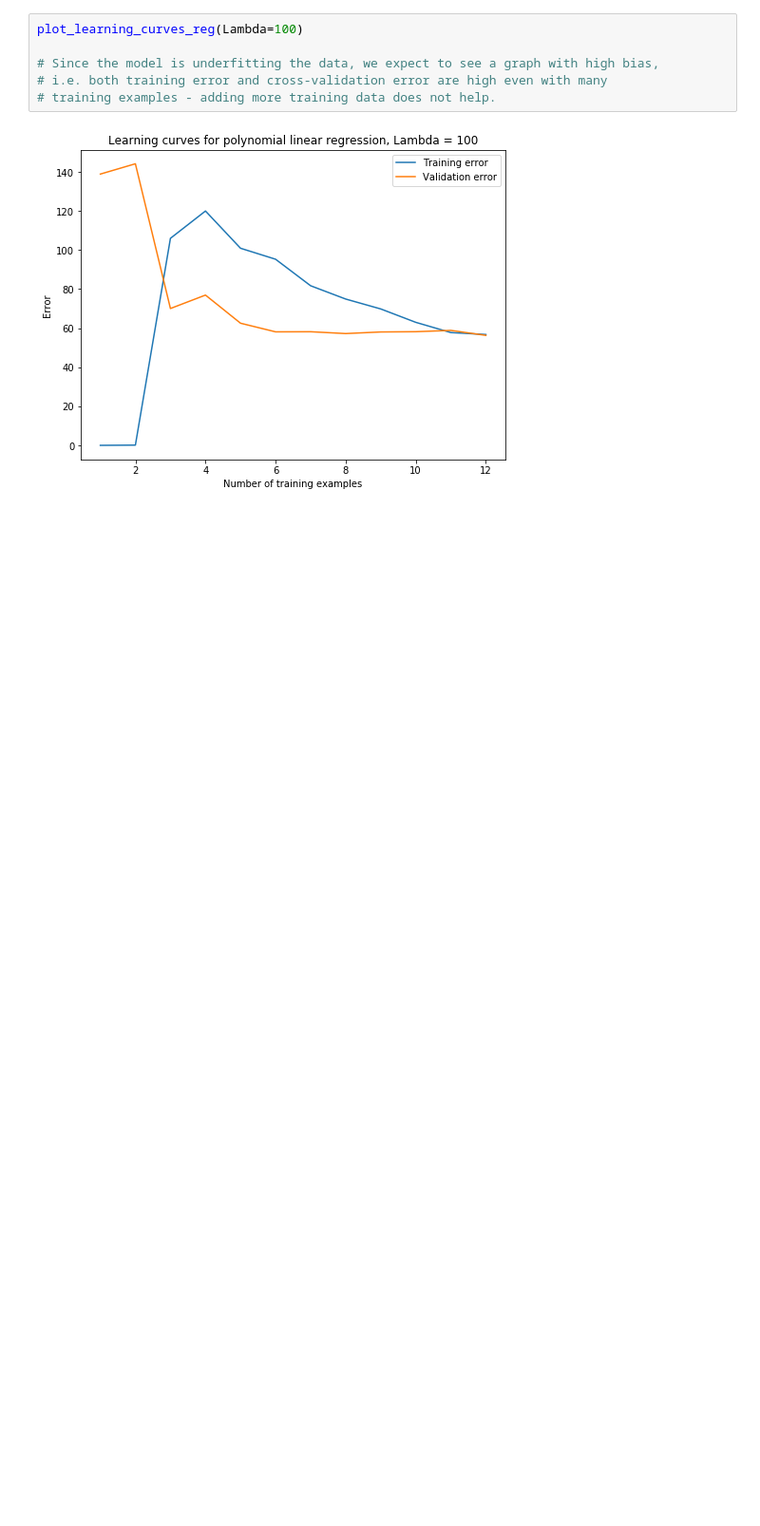
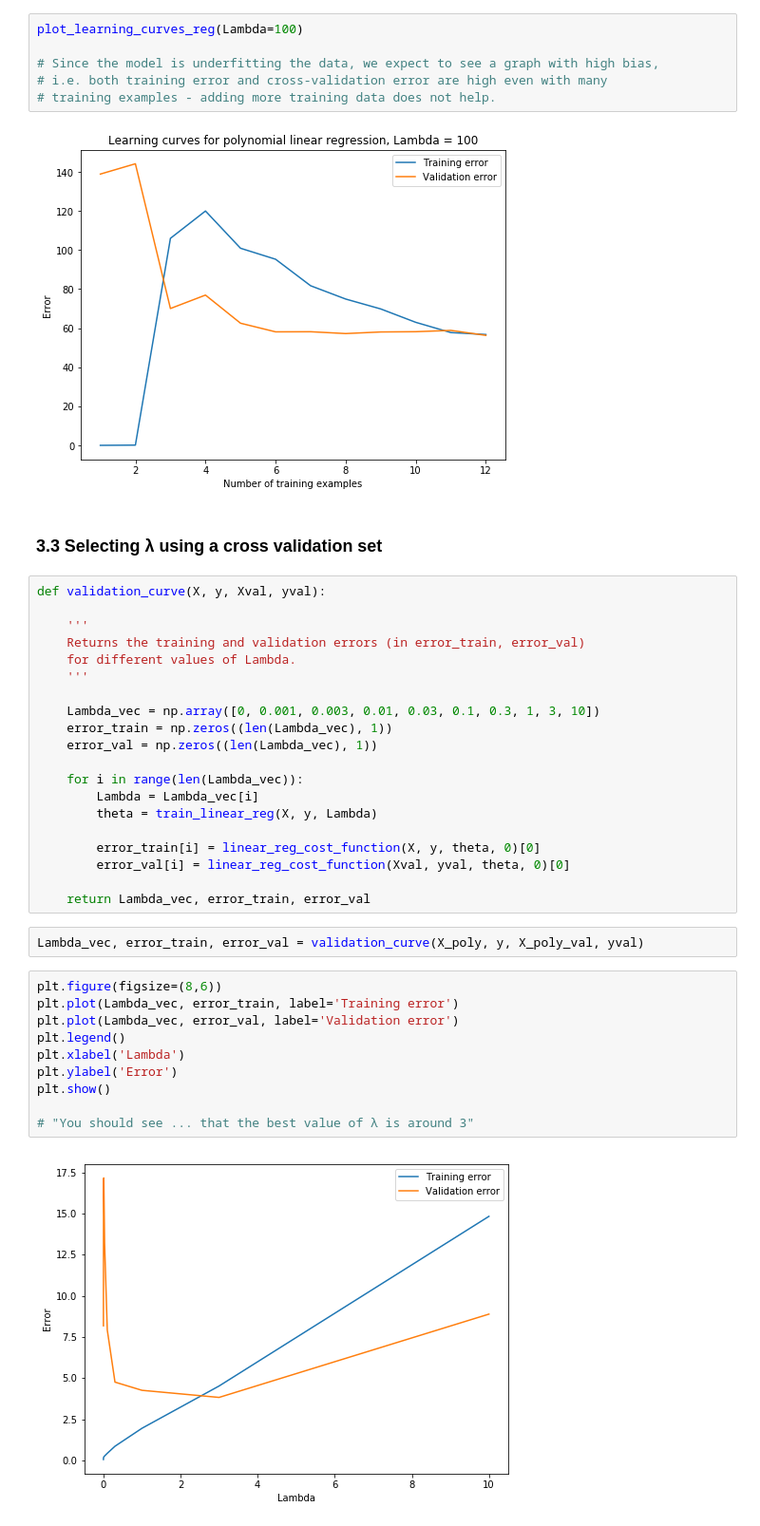
Before and after one commit to ZER-0-NE/Ng_ML, a Jupyter notebook: ex5/5_Regularized_linear_regression_and_bias_vs_variance.ipynb, the cells around one changed output. Shown: that part at 95% size. Cells and saved outputs as stored; diff of their text form; blank space fills up the shorter version.

Commit message:
### 3.3 Selecting λ using a cross validation set

```diff
--- a/ex5/5_Regularized_linear_regression_and_bias_vs_variance.ipynb
+++ b/ex5/5_Regularized_linear_regression_and_bias_vs_variance.ipynb
@@ -376,3 +376,39 @@ plot_learning_curves_reg(Lambda=100)
 # training examples - adding more training data does not help.
 # %% [output]
 [figure]
+# %% [markdown]
+### 3.3 Selecting λ using a cross validation set
+# %%
+def validation_curve(X, y, Xval, yval):
+
+    '''
+    Returns the training and validation errors (in error_train, error_val)
+    for different values of Lambda.
+    '''
+
+    Lambda_vec = np.array([0, 0.001, 0.003, 0.01, 0.03, 0.1, 0.3, 1, 3, 10])
+    error_train = np.zeros((len(Lambda_vec), 1))
+    error_val = np.zeros((len(Lambda_vec), 1))
+
+    for i in range(len(Lambda_vec)):
+        Lambda = Lambda_vec[i]
+        theta = train_linear_reg(X, y, Lambda)
+
+        error_train[i] = linear_reg_cost_function(X, y, theta, 0)[0]
+        error_val[i] = linear_reg_cost_function(Xval, yval, theta, 0)[0]
+
+    return Lambda_vec, error_train, error_val
+# %%
+Lambda_vec, error_train, error_val = validation_curve(X_poly, y, X_poly_val, yval)
+# %%
+plt.figure(figsize=(8,6))
+plt.plot(Lambda_vec, error_train, label='Training error')
+plt.plot(Lambda_vec, error_val, label='Validation error')
+plt.legend()
+plt.xlabel('Lambda')
+plt.ylabel('Error')
+plt.show()
+
+# "You should see ... that the best value of λ is around 3"
+# %% [output]
+[figure, added]
```
Also changed, not shown: parts of 2 cells of this notebook.
